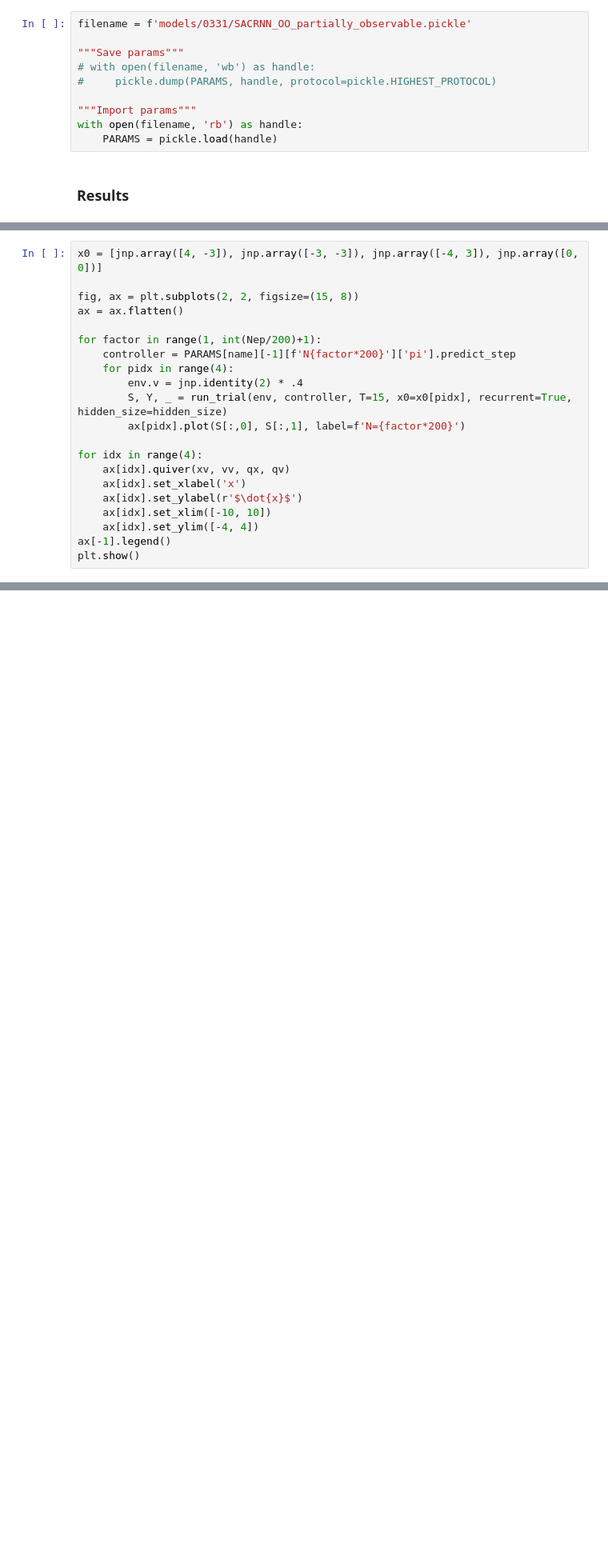
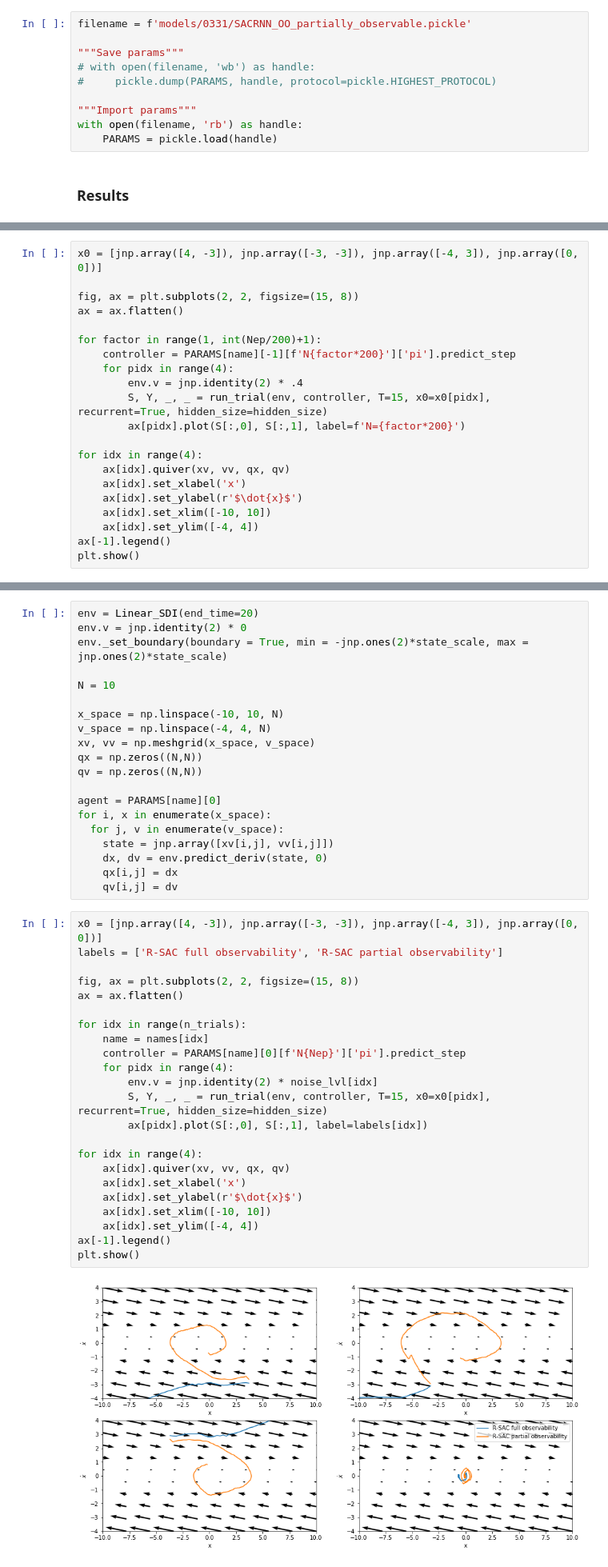
Before and after one commit to JopNiessen/SoftActorCritic, a Jupyter notebook: RSAC_straightline_motion.ipynb, the cells around one changed output, grey strips where cells are left out. Shown at 80% size. Saved outputs shown, nothing was run; the diff lists cells and outputs as text; blank space fills up the shorter version.

```diff
--- a/RSAC_straightline_motion.ipynb
+++ b/RSAC_straightline_motion.ipynb
@@ -287,7 +283,7 @@ for factor in range(1, int(Nep/200)+1):
     controller = PARAMS[name][-1][f'N{factor*200}']['pi'].predict_step
     for pidx in range(4):
         env.v = jnp.identity(2) * .4
-        S, Y, _ = run_trial(env, controller, T=15, x0=x0[pidx], recurrent=True, hidden_size=hidden_size)
+        S, Y, _, _ = run_trial(env, controller, T=15, x0=x0[pidx], recurrent=True, hidden_size=hidden_size)
         ax[pidx].plot(S[:,0], S[:,1], label=f'N={factor*200}')
 
 for idx in range(4):
@@ -302,0 +383,45 @@ plt.show()
+# %%
+env = Linear_SDI(end_time=20)
+env.v = jnp.identity(2) * 0
+env._set_boundary(boundary = True, min = -jnp.ones(2)*state_scale, max = jnp.ones(2)*state_scale)
+
+N = 10
+
+x_space = np.linspace(-10, 10, N)
+v_space = np.linspace(-4, 4, N)
+xv, vv = np.meshgrid(x_space, v_space)
+qx = np.zeros((N,N))
+qv = np.zeros((N,N))
+
+agent = PARAMS[name][0]
+for i, x in enumerate(x_space):
+  for j, v in enumerate(v_space):
+    state = jnp.array([xv[i,j], vv[i,j]])
+    dx, dv = env.predict_deriv(state, 0)
+    qx[i,j] = dx
+    qv[i,j] = dv
+# %%
+x0 = [jnp.array([4, -3]), jnp.array([-3, -3]), jnp.array([-4, 3]), jnp.array([0, 0])]
+labels = ['R-SAC full observability', 'R-SAC partial observability']
+
+fig, ax = plt.subplots(2, 2, figsize=(15, 8))
+ax = ax.flatten()
+
+for idx in range(n_trials):
+    name = names[idx]
+    controller = PARAMS[name][0][f'N{Nep}']['pi'].predict_step
+    for pidx in range(4):
+        env.v = jnp.identity(2) * noise_lvl[idx]
+        S, Y, _, _ = run_trial(env, controller, T=15, x0=x0[pidx], recurrent=True, hidden_size=hidden_size)
+        ax[pidx].plot(S[:,0], S[:,1], label=labels[idx])
+
+for idx in range(4):
+    ax[idx].quiver(xv, vv, qx, qv)
+    ax[idx].set_xlabel('x')
+    ax[idx].set_ylabel(r'$\dot{x}$')
+    ax[idx].set_xlim([-10, 10])
+    ax[idx].set_ylim([-4, 4])
+ax[-1].legend()
+plt.show()
+# %% [output]
+[figure, added]
```
Also changed, not shown: parts of 19 cells of this notebook, 6 other files.
